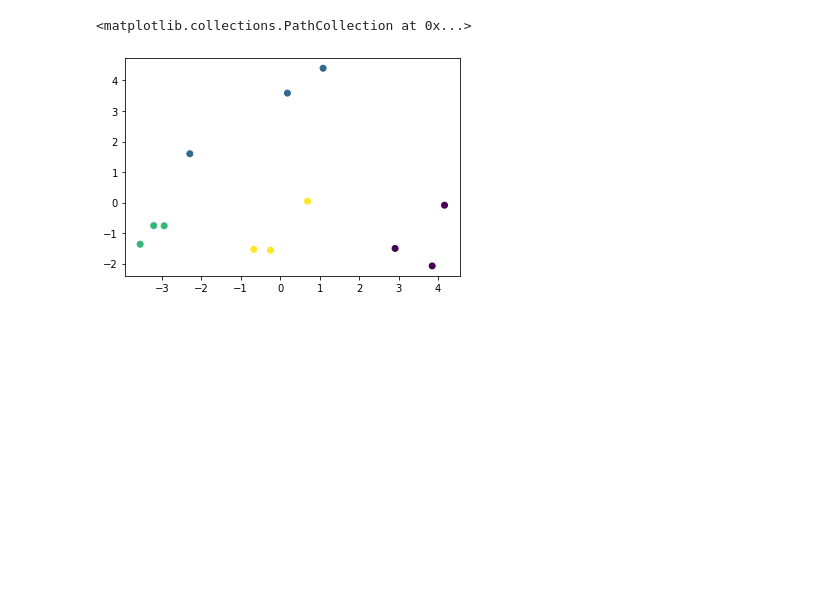
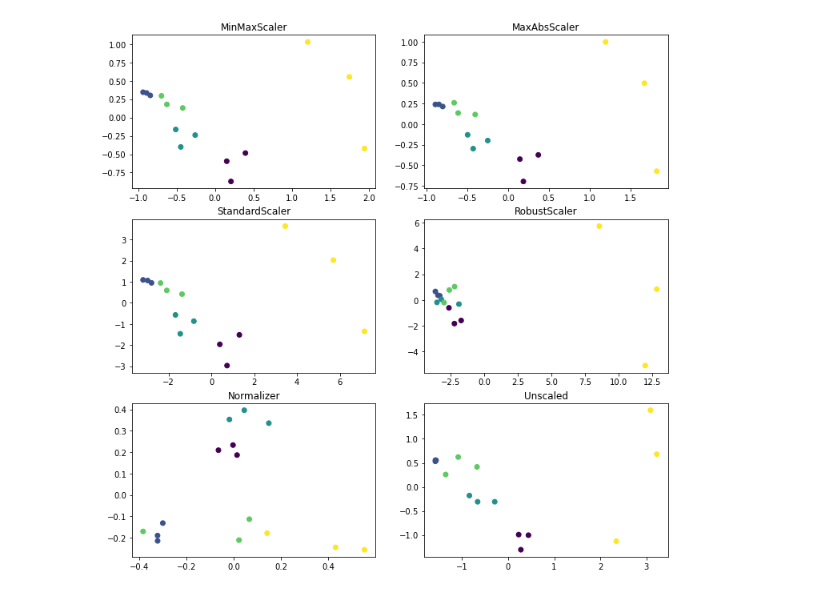
Before and after one commit to devwithpug/RandHand-Chat, a Jupyter notebook: mediaPipe/analysis.ipynb, the cells around one changed output. Cells and saved outputs as stored; diff of their text form; code cells hidden in the pictures; blank space fills up the shorter version.

```diff
--- a/mediaPipe/analysis.ipynb
+++ b/mediaPipe/analysis.ipynb
@@ -63,15 +69,52 @@ result
-# %%
-import matplotlib.pyplot as plt
-from sklearn.preprocessing import StandardScaler
-from sklearn.decomposition import PCA
-
-standardScaler = StandardScaler()
-
-pca = PCA(n_components=2) # 주성분을 몇개로 할지 결정
-printcipalComponents = pca.fit_transform(standardScaler.fit_transform(result))
-df = pd.DataFrame(data=printcipalComponents, columns=['x','y'])
-
-plt.scatter(df.x, df.y, c=label)
-# %% [output]
-<matplotlib.collections.PathCollection at 0x...>
-[figure, removed]
+# %%
+import matplotlib.pyplot as plt
+from sklearn.preprocessing import StandardScaler
+from sklearn.preprocessing import MinMaxScaler
+from sklearn.preprocessing import MaxAbsScaler
+from sklearn.preprocessing import RobustScaler
+from sklearn.preprocessing import Normalizer
+from sklearn.decomposition import PCA
+
+MM = MinMaxScaler()
+MA = MaxAbsScaler()
+SS = StandardScaler()
+RS = RobustScaler()
+NO = Normalizer()
+
+pca = PCA(n_components=2) # 주성분을 몇개로 할지 결정
+
+plt.figure(figsize=(12, 12))
+
+plt.subplot(321)
+df = pd.DataFrame(data=pca.fit_transform(MM.fit_transform(result)), columns=['x','y'])
+plt.scatter(df.x, df.y, c=label)
+plt.title('MinMaxScaler')
+
+plt.subplot(322)
+df = pd.DataFrame(data=pca.fit_transform(MA.fit_transform(result)), columns=['x','y'])
+plt.scatter(df.x, df.y, c=label)
+plt.title('MaxAbsScaler')
+
+plt.subplot(323)
+df = pd.DataFrame(data=pca.fit_transform(SS.fit_transform(result)), columns=['x','y'])
+plt.scatter(df.x, df.y, c=label)
+plt.title('StandardScaler')
+
+plt.subplot(324)
+df = pd.DataFrame(data=pca.fit_transform(RS.fit_transform(result)), columns=['x','y'])
+plt.scatter(df.x, df.y, c=label)
+plt.title('RobustScaler')
+
+plt.subplot(325)
+df = pd.DataFrame(data=pca.fit_transform(NO.fit_transform(result)), columns=['x','y'])
+plt.scatter(df.x, df.y, c=label)
+plt.title('Normalizer')
+
+plt.subplot(326)
+df = pd.DataFrame(data=pca.fit_transform(result), columns=['x','y'])
+plt.scatter(df.x, df.y, c=label)
+plt.title('Unscaled')
+
+plt.show()
+# %% [output]
+[figure, added]
```
Also changed, not shown: parts of 2 cells of this notebook, 2 other files.
